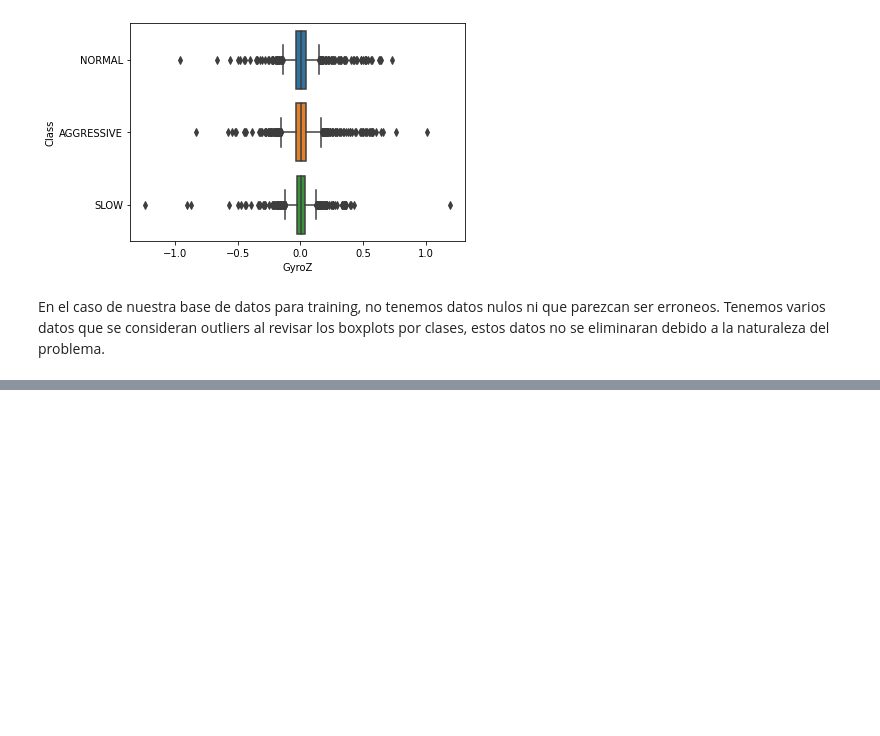
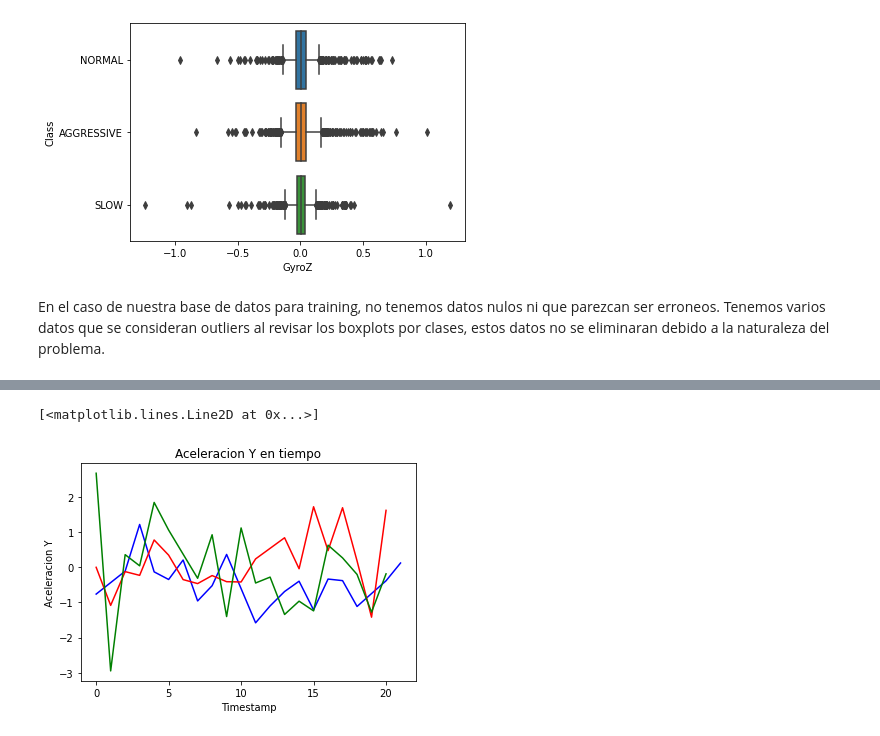
Before and after one commit to NoMolestar/Driving-Behavior-IA, a Jupyter notebook: code/Driving_Behavior.ipynb, the cells around one changed output, grey strips where cells are left out. Drawn from its saved outputs; the diff is of its cells as text; code cells hidden in the pictures; blank space fills up the shorter version.

```diff
--- a/code/Driving_Behavior.ipynb
+++ b/code/Driving_Behavior.ipynb
@@ -169,0 +226,15 @@ En el caso de nuestra base de datos para training, no tenemos datos nulos ni que
+# %%
+plt.title('Aceleracion Y en tiempo')
+plt.xlabel('Timestamp')
+plt.ylabel('Aceleracion Y')
+tS = t_trainSlow['Timestamp'][:20]-t_trainSlow['Timestamp'].min()
+tN = t_trainNormal['Timestamp'][:20]-t_trainNormal['Timestamp'].min()
+tA = t_trainAggressive['Timestamp'][:20]-t_trainAggressive['Timestamp'].min()
+
+
+plt.plot(tS, t_trainSlow['AccY'][:20], color='blue')
+plt.plot(tN, t_trainNormal['AccY'][:20], color='red')
+plt.plot(tA, t_trainAggressive['AccY'][:20], color='green')
+# %% [output]
+[<matplotlib.lines.Line2D at 0x...>]
+[figure, added]
```
Also changed, not shown: parts of 14 cells of this notebook.
